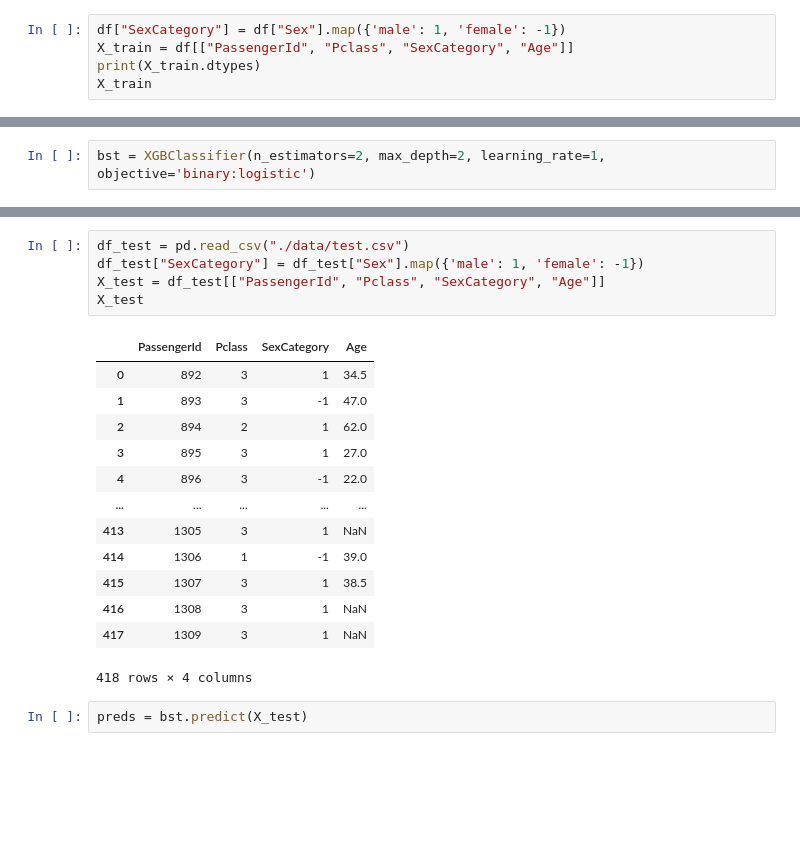
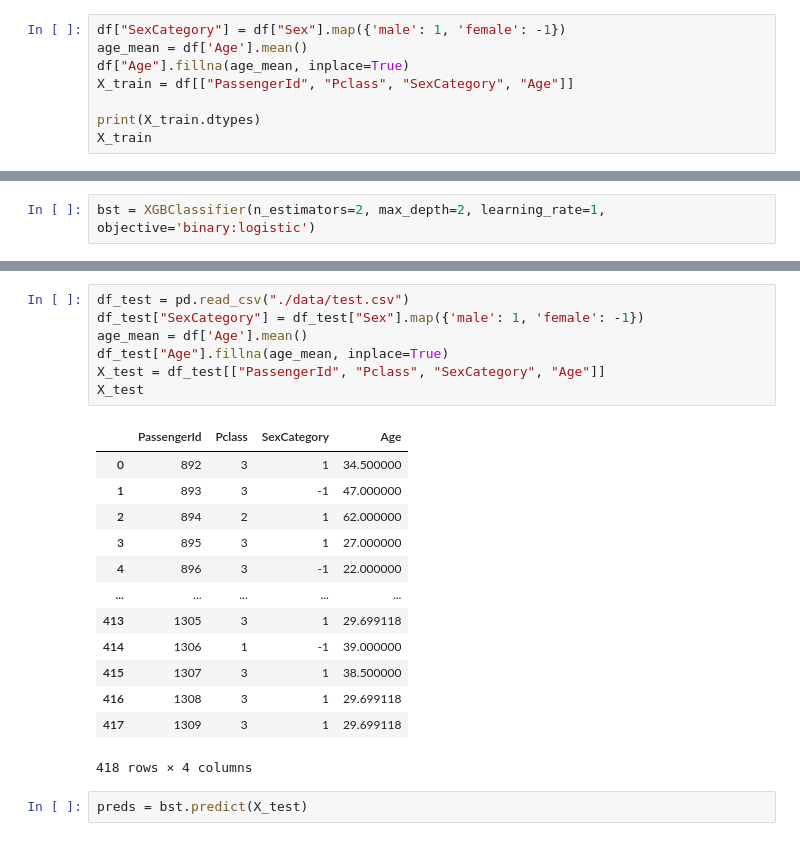
Before and after one commit to sirodoht/kaggle-titanic, a Jupyter notebook: titanic-xgboost.ipynb, the cells around one changed output, grey strips where cells are left out. Cells and saved outputs as stored; diff of their text form; blank space fills up the shorter version.

```diff
--- a/titanic-xgboost.ipynb
+++ b/titanic-xgboost.ipynb
@@ -48,7 +48,10 @@ df[df["Survived"] == 1]
 342 rows × 12 columns
 # %%
 df["SexCategory"] = df["Sex"].map({'male': 1, 'female': -1})
+age_mean = df['Age'].mean()
+df["Age"].fillna(age_mean, inplace=True)
 X_train = df[["PassengerId", "Pclass", "SexCategory", "Age"]]
+
 print(X_train.dtypes)
 X_train
 # %% [output]
@@ -124,21 +127,23 @@ XGBClassifier(base_score=0.5, booster='gbtree', colsample_bylevel=1,
 # %%
 df_test = pd.read_csv("./data/test.csv")
 df_test["SexCategory"] = df_test["Sex"].map({'male': 1, 'female': -1})
+age_mean = df['Age'].mean()
+df_test["Age"].fillna(age_mean, inplace=True)
 X_test = df_test[["PassengerId", "Pclass", "SexCategory", "Age"]]
 X_test
 # %% [output]
 |  | PassengerId | Pclass | SexCategory | Age |
-| 0 | 892 | 3 | 1 | 34.5 |
-| 1 | 893 | 3 | -1 | 47.0 |
-| 2 | 894 | 2 | 1 | 62.0 |
-| 3 | 895 | 3 | 1 | 27.0 |
-| 4 | 896 | 3 | -1 | 22.0 |
+| 0 | 892 | 3 | 1 | 34.500000 |
+| 1 | 893 | 3 | -1 | 47.000000 |
+| 2 | 894 | 2 | 1 | 62.000000 |
+| 3 | 895 | 3 | 1 | 27.000000 |
+| 4 | 896 | 3 | -1 | 22.000000 |
 | ... | ... | ... | ... | ... |
-| 413 | 1305 | 3 | 1 | NaN |
-| 414 | 1306 | 1 | -1 | 39.0 |
-| 415 | 1307 | 3 | 1 | 38.5 |
-| 416 | 1308 | 3 | 1 | NaN |
-| 417 | 1309 | 3 | 1 | NaN |
+| 413 | 1305 | 3 | 1 | 29.699118 |
+| 414 | 1306 | 1 | -1 | 39.000000 |
+| 415 | 1307 | 3 | 1 | 38.500000 |
+| 416 | 1308 | 3 | 1 | 29.699118 |
+| 417 | 1309 | 3 | 1 | 29.699118 |
 418 rows × 4 columns
 # %%
 preds = bst.predict(X_test)
```
Also changed, not shown: parts of 3 cells of this notebook.
